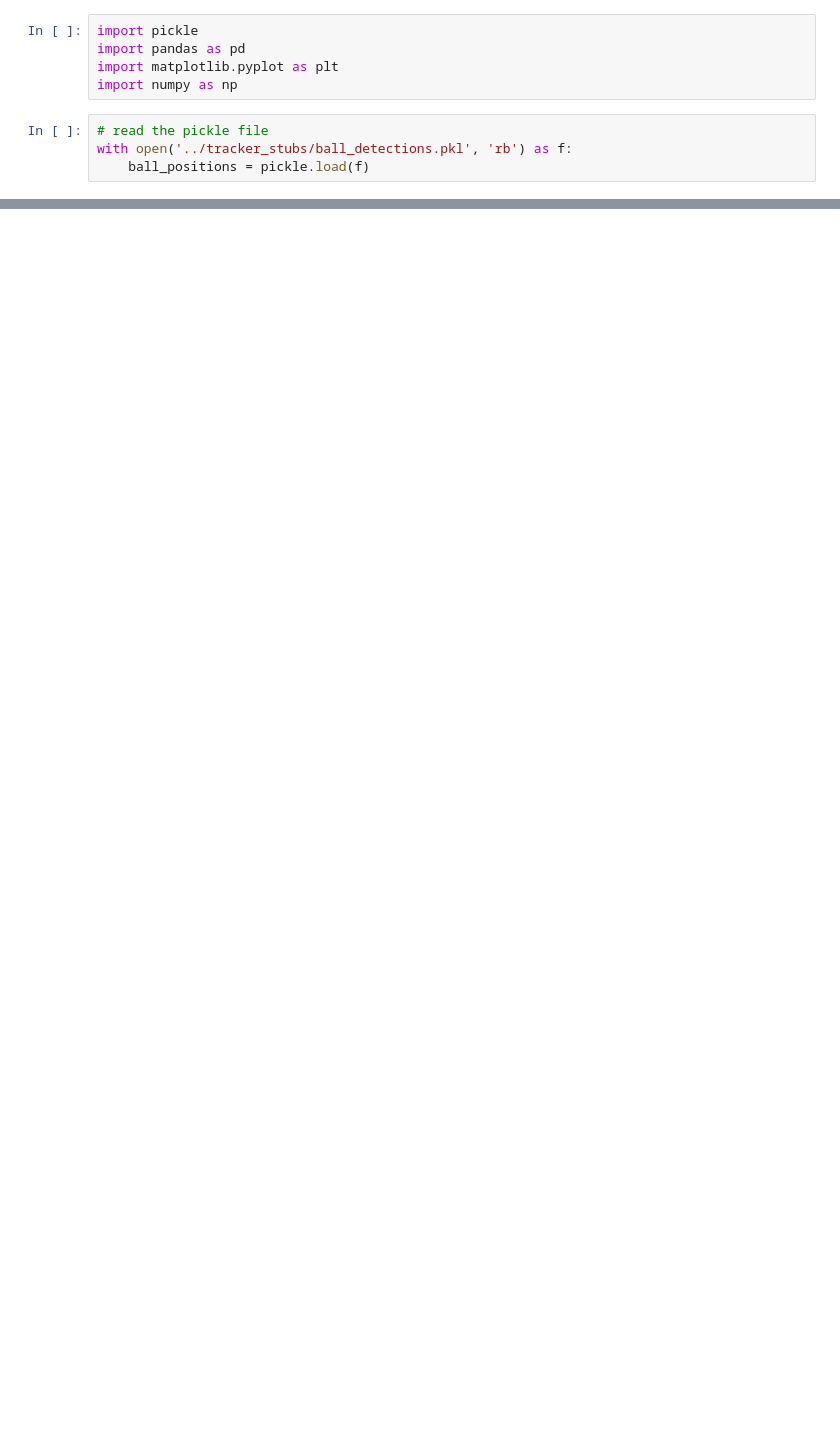
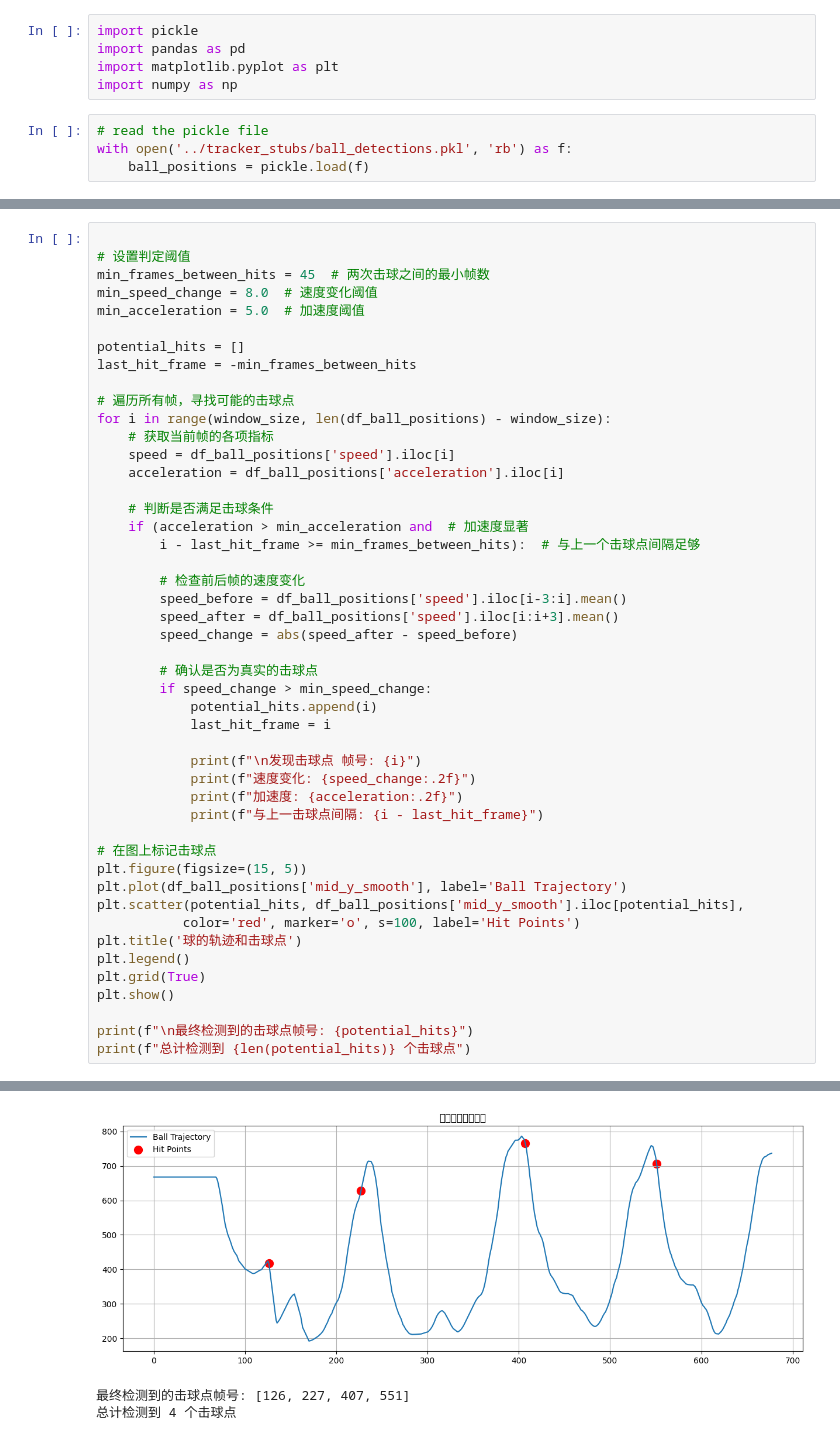
Before and after one commit to qchen34/Tennis_AI, a Jupyter notebook: analysis/ball_analysis copy.ipynb, the cells around one changed output, grey strips where cells are left out. Cells and saved outputs as stored; diff of their text form; blank space fills up the shorter version.

```diff
--- a/analysis/ball_analysis copy.ipynb
+++ b/analysis/ball_analysis copy.ipynb
@@ -33,0 +67,48 @@ df_ball_positions['mid_y_rolling_mean'] = df_ball_positions['mid_y'].rolling(win
+# %%
+
+# 设置判定阈值
+min_frames_between_hits = 45  # 两次击球之间的最小帧数
+min_speed_change = 8.0  # 速度变化阈值
+min_acceleration = 5.0  # 加速度阈值
+
+potential_hits = []
+last_hit_frame = -min_frames_between_hits
+
+# 遍历所有帧，寻找可能的击球点
+for i in range(window_size, len(df_ball_positions) - window_size):
+    # 获取当前帧的各项指标
+    speed = df_ball_positions['speed'].iloc[i]
+    acceleration = df_ball_positions['acceleration'].iloc[i]
+
+    # 判断是否满足击球条件
+    if (acceleration > min_acceleration and  # 加速度显著
+        i - last_hit_frame >= min_frames_between_hits):  # 与上一个击球点间隔足够
+
+        # 检查前后帧的速度变化
+        speed_before = df_ball_positions['speed'].iloc[i-3:i].mean()
+        speed_after = df_ball_positions['speed'].iloc[i:i+3].mean()
+        speed_change = abs(speed_after - speed_before)
+
+        # 确认是否为真实的击球点
+        if speed_change > min_speed_change:
+            potential_hits.append(i)
+            last_hit_frame = i
+
+            print(f"\n发现击球点 帧号: {i}")
+            print(f"速度变化: {speed_change:.2f}")
+            print(f"加速度: {acceleration:.2f}")
+            print(f"与上一击球点间隔: {i - last_hit_frame}")
+
+# 在图上标记击球点
+plt.figure(figsize=(15, 5))
+plt.plot(df_ball_positions['mid_y_smooth'], label='Ball Trajectory')
+plt.scatter(potential_hits, df_ball_positions['mid_y_smooth'].iloc[potential_hits],
+           color='red', marker='o', s=100, label='Hit Points')
+plt.title('球的轨迹和击球点')
+plt.legend()
+plt.grid(True)
+plt.show()
+
+print(f"\n最终检测到的击球点帧号: {potential_hits}")
+print(f"总计检测到 {len(potential_hits)} 个击球点")
+# %% [output]
@@ -33,0 +134,3 @@ df_ball_positions['mid_y_rolling_mean'] = df_ball_positions['mid_y'].rolling(win
+[figure, added]
+最终检测到的击球点帧号: [126, 227, 407, 551]
+总计检测到 4 个击球点
```
Also changed, not shown: parts of 13 cells of this notebook, 22 other files.
